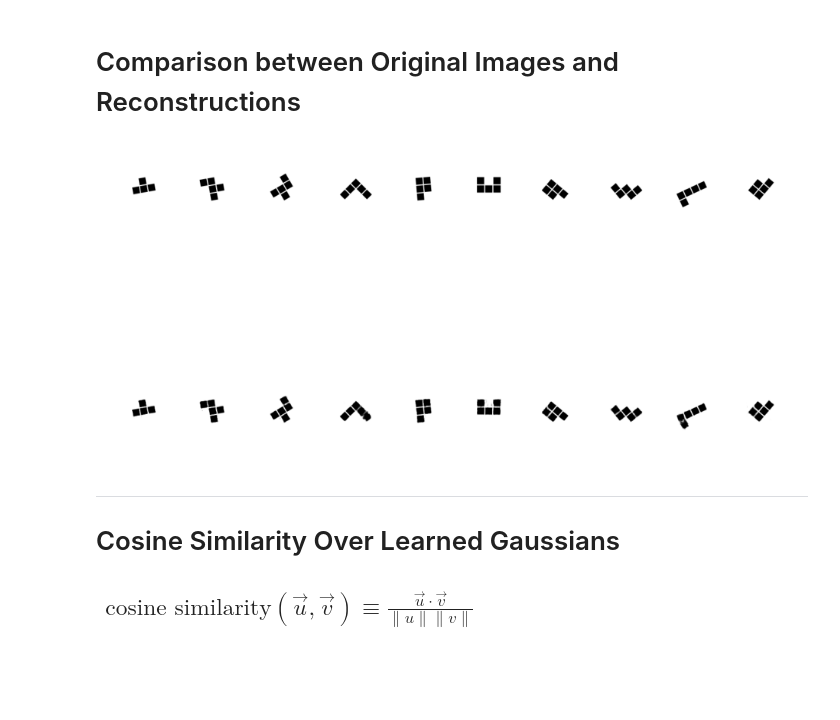
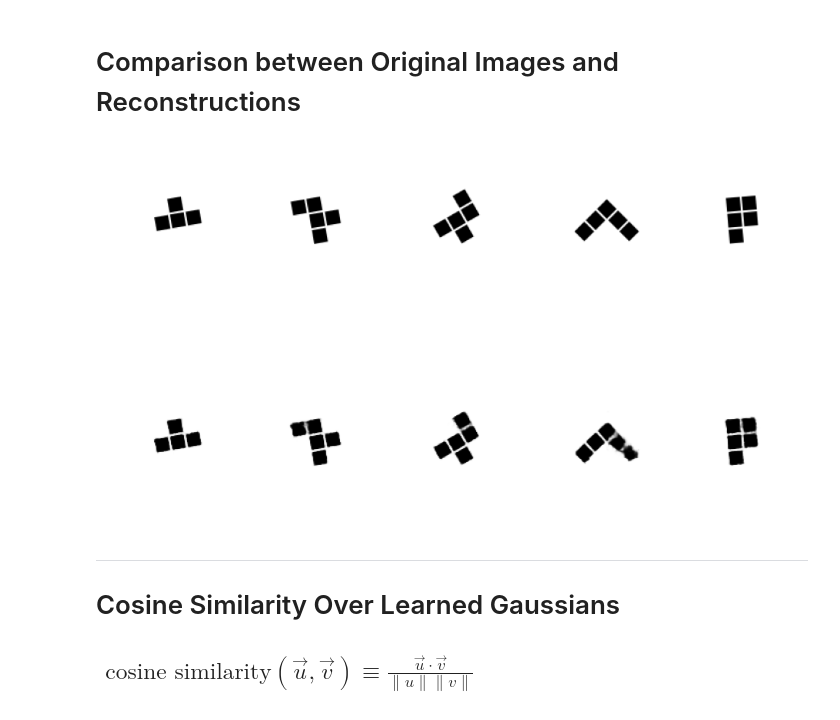
Before and after one commit to skugele/polyomino-imagery-env, a Jupyter notebook: notebooks/poly-learn.ipynb, the cells around one changed output. Saved outputs shown, nothing was run; the diff lists cells and outputs as text; code cells hidden in the pictures; blank space fills up the shorter version.

```diff
--- a/notebooks/poly-learn.ipynb
+++ b/notebooks/poly-learn.ipynb
@@ -36,12 +47,12 @@ MAX_EPOCHS=500
 PERCENT_VAL=0.1 # percentage of test data used for validation
 
 # Autoencoder Parameters
-LATENT_DIM = 64
+LATENT_DIM = 16
 INPUT_SHAPE = (128, 128, 1)
-BETA = 1.0  # Penalty coefficient on KL divergence (used to pressure the latent representations to be disentangled)
+BETA = 1.2  # Penalty coefficient on KL divergence (used to pressure the latent representations to be disentangled)
 
 # Save/Load Model Constants
-SAVE_PATH = os.path.join('models', 'cvae-poly')
+SAVE_PATH = os.path.join('..', 'models', 'cvae-poly')
 
 LOADING_WEIGHTS = False
 SAVING_WEIGHTS = False
@@ -118,6 +112,6 @@ polyomino.zip       100%[===================>]   1.34M  --.-KB/s    in 0.07s
 # %%
 ds_options = {
-    'directory': 'data/images',
+    'directory': '../data/images',
     'labels': 'inferred',
     'label_mode': "int",
     'color_mode': "grayscale",
@@ -189,6 +183,7 @@ class Encoder(tf.keras.layers.Layer):
     self.latent_dim = latent_dim
 
     # layers
+    self.preprocessor = Preprocessor()
     self.conv1 = tf.keras.layers.Conv2D(
       filters=64,
       kernel_size=2,
@@ -219,14 +214,15 @@ class Encoder(tf.keras.layers.Layer):
     self.sigma = tf.keras.layers.Lambda(lambda t: tf.keras.backend.exp(.5*t), name='encoder/sigma')
 
   def call(self, inputs):
-    x = self.conv1(inputs)
+    p = self.preprocessor(inputs)
+    x = self.conv1(p)
     x = self.maxpool1(x)
     x = self.conv2(x)
     x = self.maxpool2(x)
     x = self.conv3(x)
     x = self.maxpool3(x)
     x = self.flatten(x)
-    return self.mu(x), self.logvar(x), self.sigma(self.logvar(x))
+    return self.mu(x), self.logvar(x), self.sigma(self.logvar(x)), p
 # %%
 class Sampler(tf.keras.layers.Layer):
     def __init__(self):
@@ -479,19 +475,18 @@ fig = display_images(xs_recon[0:n], rows=4, cols=16, dpi=196, labels=range(n))
 # %%
 images = x_val
 
-xs = preprocessor(images)
-mu, _, sigma = encoder(xs)
+mu, _, sigma, xs = encoder(images)
 zs = sampler((mu, sigma))
 xs_recon = decoder(zs)
 
 np.random.seed(RANDOM_SEED)
-idxs = np.random.uniform(0, len(images), size=10).astype(int)
+idxs = np.random.uniform(0, len(images), size=5).astype(int)
 imgs = np.concatenate([xs.numpy()[idxs], xs_recon.numpy()[idxs]])
 
 fig = display_images(imgs, rows=2, cols=len(idxs), wspace=0.1, dpi=192)
 # fig.savefig('recon.svg', format='svg', dpi=500)
 # %% [output]
-[figure, old version]
+[figure, new version]
 # %% [markdown]
 <hr>
 <h1> Cosine Similarity Over Learned Gaussians </h1>
```
Also changed, not shown: parts of 51 cells of this notebook.
